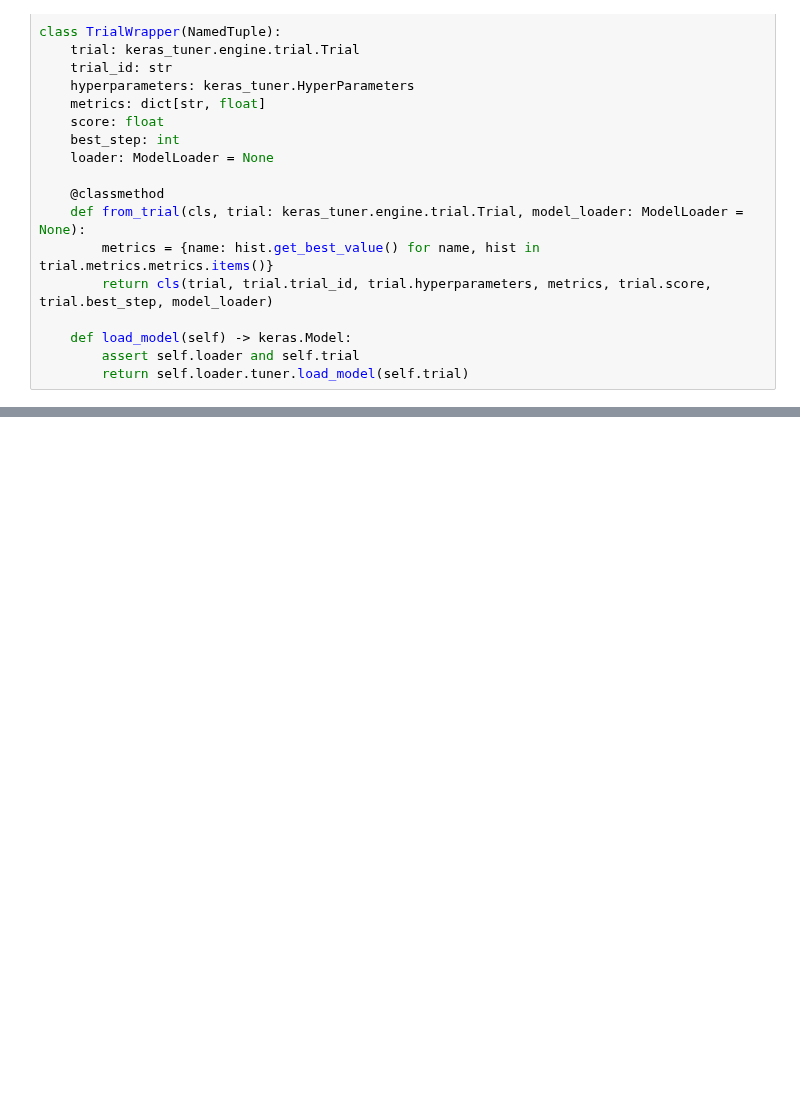
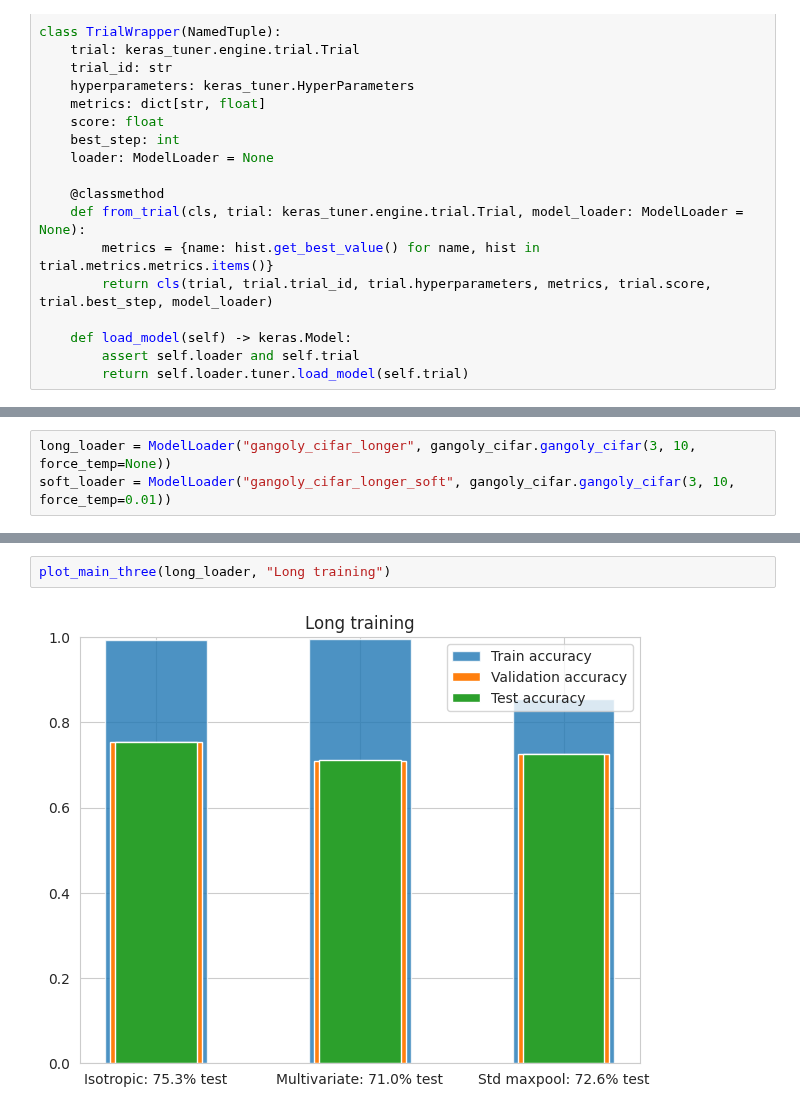
Before and after one commit to p-adema/quadratic-conv, a Jupyter notebook: scratch/result_check.ipynb, the cells around one changed output, grey strips where cells are left out. Cells and saved outputs as stored; diff of their text form; blank space fills up the shorter version.

```diff
--- a/scratch/result_check.ipynb
+++ b/scratch/result_check.ipynb
@@ -172,0 +187,3 @@ qmiso.evaluate(kmn.x_test, kmn.y_test, batch_size=2 ** 10, return_dict=True)
+# %%
+long_loader = ModelLoader("gangoly_cifar_longer", gangoly_cifar.gangoly_cifar(3, 10, force_temp=None))
+soft_loader = ModelLoader("gangoly_cifar_longer_soft", gangoly_cifar.gangoly_cifar(3, 10, force_temp=0.01))
@@ -172,0 +273,4 @@ qmiso.evaluate(kmn.x_test, kmn.y_test, batch_size=2 ** 10, return_dict=True)
+# %%
+plot_main_three(long_loader, "Long training")
+# %% [output]
+[figure, added]
```
Also changed, not shown: parts of 29 cells of this notebook, 1 other file.
